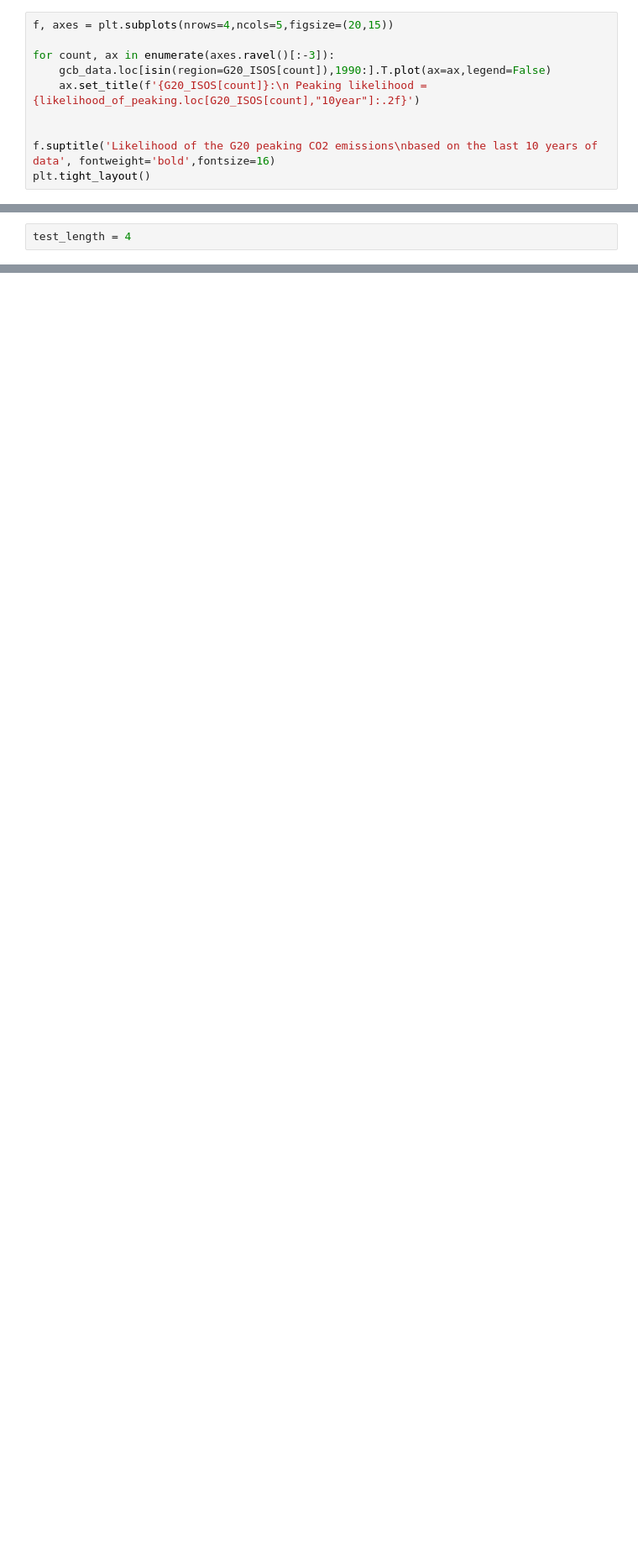
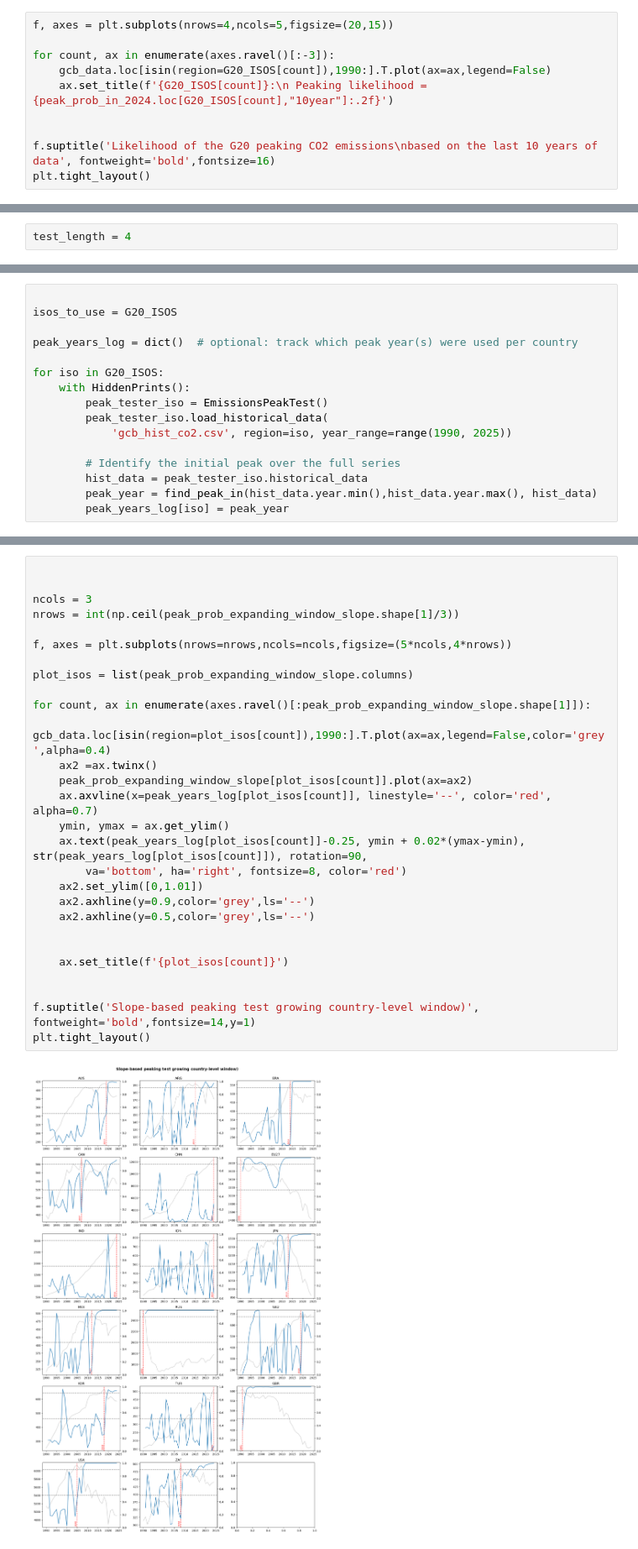
Before and after one commit to nezzag/peaking_test, a Jupyter notebook: notebooks/country_coverage.ipynb, the cells around one changed output, grey strips where cells are left out. Shown at 84% size. Drawn from its saved outputs; the diff is of its cells as text; blank space fills up the shorter version.

```diff
--- a/notebooks/country_coverage.ipynb
+++ b/notebooks/country_coverage.ipynb
@@ -85,7 +83,7 @@ f, axes = plt.subplots(nrows=4,ncols=5,figsize=(20,15))
 
 for count, ax in enumerate(axes.ravel()[:-3]):
     gcb_data.loc[isin(region=G20_ISOS[count]),1990:].T.plot(ax=ax,legend=False)
-    ax.set_title(f'{G20_ISOS[count]}:\n Peaking likelihood = {likelihood_of_peaking.loc[G20_ISOS[count],"10year"]:.2f}')
+    ax.set_title(f'{G20_ISOS[count]}:\n Peaking likelihood = {peak_prob_in_2024.loc[G20_ISOS[count],"10year"]:.2f}')
 
 
 f.suptitle('Likelihood of the G20 peaking CO2 emissions\nbased on the last 10 years of data', fontweight='bold',fontsize=16)
@@ -363,0 +292,16 @@ ValueError: All arrays must be of the same length
+# %%
+
+isos_to_use = G20_ISOS
+
+peak_years_log = dict()  # optional: track which peak year(s) were used per country
+
+for iso in G20_ISOS:
+    with HiddenPrints():
+        peak_tester_iso = EmissionsPeakTest()
+        peak_tester_iso.load_historical_data(
+            'gcb_hist_co2.csv', region=iso, year_range=range(1990, 2025))
+
+        # Identify the initial peak over the full series
+        hist_data = peak_tester_iso.historical_data
+        peak_year = find_peak_in(hist_data.year.min(),hist_data.year.max(), hist_data)
+        peak_years_log[iso] = peak_year
@@ -363,0 +399,30 @@ ValueError: All arrays must be of the same length
+# %%
+
+
+ncols = 3
+nrows = int(np.ceil(peak_prob_expanding_window_slope.shape[1]/3))
+
+f, axes = plt.subplots(nrows=nrows,ncols=ncols,figsize=(5*ncols,4*nrows))
+
+plot_isos = list(peak_prob_expanding_window_slope.columns)
+
+for count, ax in enumerate(axes.ravel()[:peak_prob_expanding_window_slope.shape[1]]):
+    gcb_data.loc[isin(region=plot_isos[count]),1990:].T.plot(ax=ax,legend=False,color='grey',alpha=0.4)
+    ax2 =ax.twinx()
+    peak_prob_expanding_window_slope[plot_isos[count]].plot(ax=ax2)
+    ax.axvline(x=peak_years_log[plot_isos[count]], linestyle='--', color='red', alpha=0.7)
+    ymin, ymax = ax.get_ylim()
+    ax.text(peak_years_log[plot_isos[count]]-0.25, ymin + 0.02*(ymax-ymin), str(peak_years_log[plot_isos[count]]), rotation=90,
+        va='bottom', ha='right', fontsize=8, color='red')
+    ax2.set_ylim([0,1.01])
+    ax2.axhline(y=0.9,color='grey',ls='--')
+    ax2.axhline(y=0.5,color='grey',ls='--')
+
+
+    ax.set_title(f'{plot_isos[count]}')
+
+
+f.suptitle('Slope-based peaking test growing country-level window)', fontweight='bold',fontsize=14,y=1)
+plt.tight_layout()
+# %% [output]
+[figure, added]
```
Also changed, not shown: parts of 36 cells of this notebook, 4 other files.
